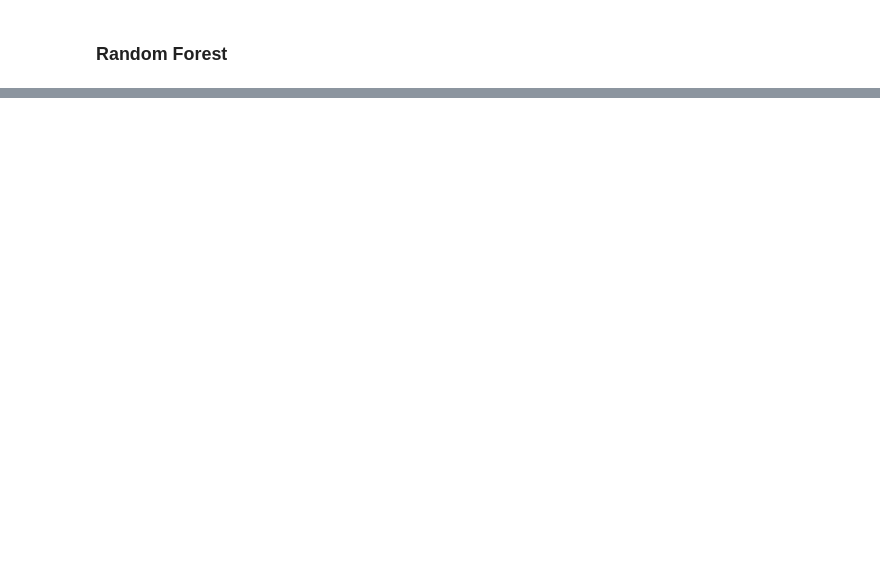
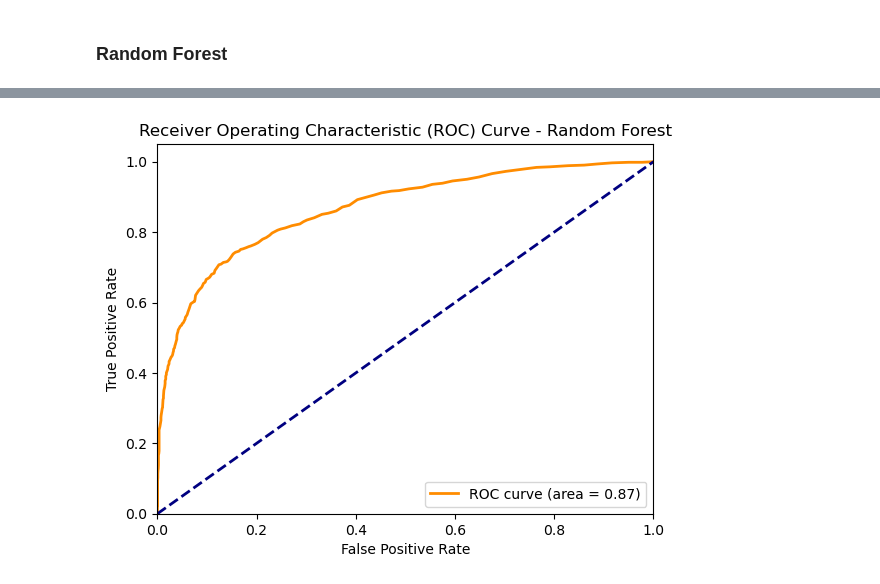
Before and after one commit to oglezsan/bankcustomerEDA, a Jupyter notebook: notebooks/nb2.ipynb, the cells around one changed output, grey strips where cells are left out. Cells and saved outputs as stored; diff of their text form; code cells hidden in the pictures; blank space fills up the shorter version.

```diff
--- a/notebooks/nb2.ipynb
+++ b/notebooks/nb2.ipynb
@@ -176,7 +174,3 @@ ValueError: Shape of passed values is (7000, 6), indices imply (7000, 3)
 # %%
 X_train_proc = pd.concat([X_train_num_scaled_df, X_train_cat_encoded_df], axis=1)
 X_test_proc = pd.concat([X_test_num_scaled_df, X_test_cat_encoded_df], axis=1)
-# %%
-# Oversampling
-ros = RandomOverSampler(random_state=0)
-X_train, y_train = ros.fit_resample(X_train_num_scaled_df, y_train)
@@ -182,0 +186,4 @@ X_train, y_train = ros.fit_resample(X_train_num_scaled_df, y_train)
+# %%
+#scaling the combined
+combined_scaler = StandardScaler()
+combined_scaler.fit(X_train_proc)
@@ -182,0 +197,3 @@ X_train, y_train = ros.fit_resample(X_train_num_scaled_df, y_train)
+# %%
+X_train_proc_scaled = pd.DataFrame(combined_scaler.transform(X_train_proc), columns=X_train_proc.columns, index=X_train_proc.index)
+X_test_proc_scaled = pd.DataFrame(combined_scaler.transform(X_test_proc), columns=X_test_proc.columns, index=X_test_proc.index)
@@ -264,0 +353,62 @@ print("Accuracy:", accuracy)
+# %%
+# Define the parameter grid
+param_grid = {
+    'n_estimators': [100, 200, 300],
+    'max_features': ['sqrt', 'log2'],
+    'max_depth': [10, 20, 30],
+    'min_samples_split': [2, 5, 10],
+    'min_samples_leaf': [1, 2, 4],
+    'bootstrap': [True, False]
+}
+
+# Initialize the Random Forest model
+rf_model = RandomForestClassifier(random_state=0)
+
+# Set up GridSearchCV
+grid_search = GridSearchCV(estimator=rf_model, param_grid=param_grid, cv=5, n_jobs=-1, verbose=2)
+
+# Fit the model with grid search
+grid_search.fit(X_train_resampled, y_train_resampled)
+
+# Get the best parameters from grid search
+best_params = grid_search.best_params_
+print(f"Best parameters found: {best_params}")
+
+# Train the Random Forest model with the best parameters
+best_rf_model = RandomForestClassifier(**best_params, random_state=0)
+best_rf_model.fit(X_train_resampled, y_train_resampled)
+
+# Make predictions on the test set
+y_pred_rf = best_rf_model.predict(X_test_proc_scaled)
+
+# Evaluate the model
+accuracy_rf = accuracy_score(y_test, y_pred_rf)
+conf_matrix_rf = confusion_matrix(y_test, y_pred_rf)
+class_report_rf = classification_report(y_test, y_pred_rf)
+
+# Print evaluation metrics
+print(f"Random Forest Accuracy: {accuracy_rf}")
+print("\nRandom Forest Confusion Matrix:")
+print(conf_matrix_rf)
+print("\nRandom Forest Classification Report:")
+print(class_report_rf)
+
+# Calculate the probabilities of the positive class
+y_prob_rf = best_rf_model.predict_proba(X_test_proc_scaled)[:, 1]
+
+# Compute ROC curve and ROC area for Random Forest
+fpr_rf, tpr_rf, _ = roc_curve(y_test, y_prob_rf)
+roc_auc_rf = roc_auc_score(y_test, y_prob_rf)
+
+# Plotting the ROC curve
+plt.figure()
+plt.plot(fpr_rf, tpr_rf, color='darkorange', lw=2, label=f'ROC curve (area = {roc_auc_rf:.2f})')
+plt.plot([0, 1], [0, 1], color='navy', lw=2, linestyle='--')
+plt.xlim([0.0, 1.0])
+plt.ylim([0.0, 1.05])
+plt.xlabel('False Positive Rate')
+plt.ylabel('True Positive Rate')
+plt.title('Receiver Operating Characteristic (ROC) Curve - Random Forest')
+plt.legend(loc="lower right")
+plt.show()
+# %% [output]
@@ -264,0 +432 @@ print("Accuracy:", accuracy)
+[figure, added]
```
Also changed, not shown: parts of 35 cells of this notebook, 2 other files.
